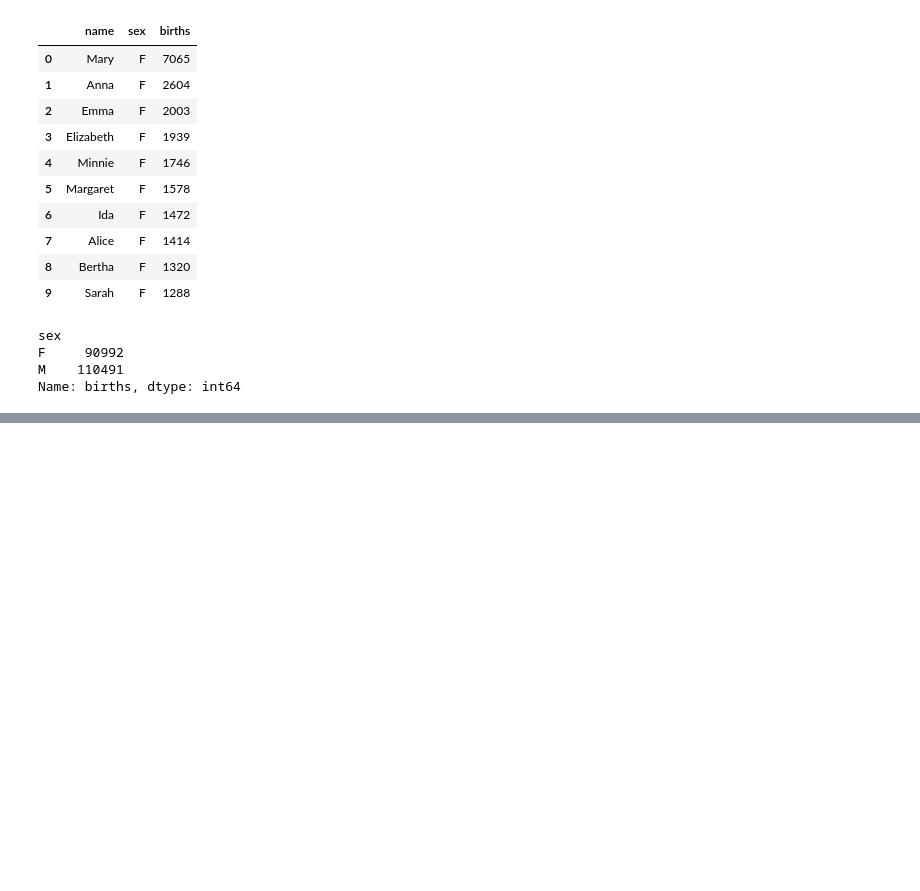
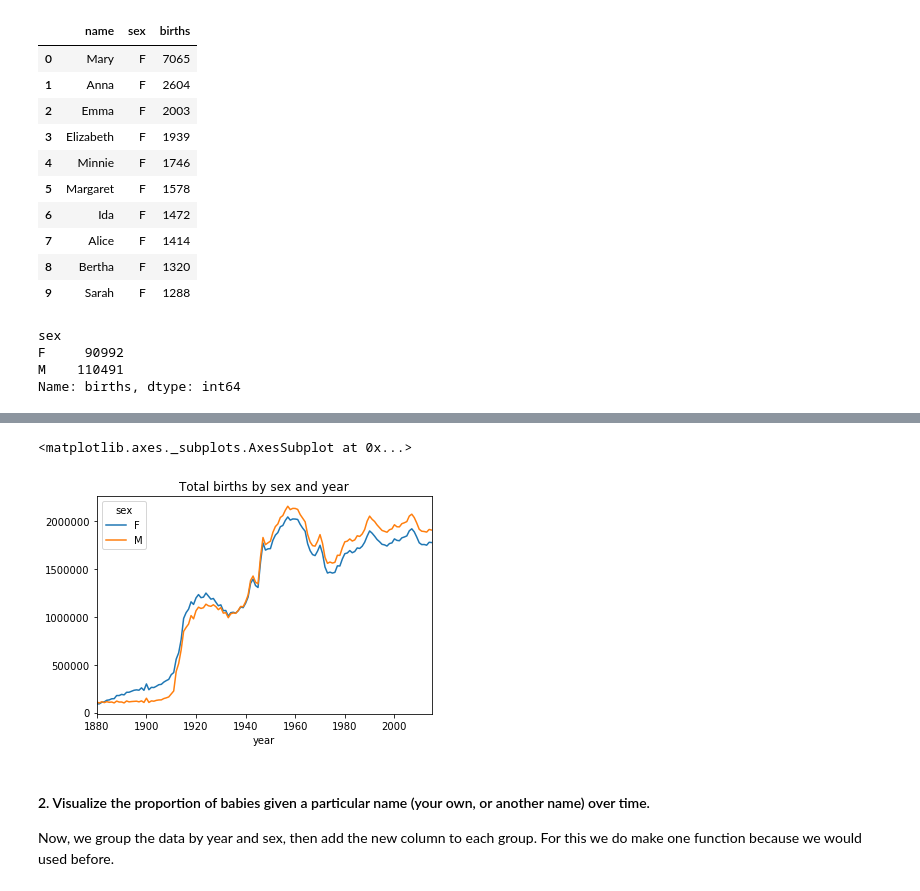
Before and after one commit to diogenesd/Python-for-data-analysis, a Jupyter notebook: Pyton-for-data-analysis.ipynb, the cells around one changed output, grey strips where cells are left out. Saved outputs shown, nothing was run; the diff lists cells and outputs as text; code cells hidden in the pictures; blank space fills up the shorter version.

```diff
--- a/Pyton-for-data-analysis.ipynb
+++ b/Pyton-for-data-analysis.ipynb
@@ -654,0 +734,4 @@ Name: births, dtype: int64
+# %%
+# Here we use pivot table for grouping data.
+total_births = names.pivot_table('births', index='year',columns='sex', aggfunc=sum)
+total_births.tail()
@@ -654,0 +746,9 @@ Name: births, dtype: int64
+# %%
+# plotting data for better view.
+total_births.plot(title='Total births by sex and year')
+# %% [output]
+<matplotlib.axes._subplots.AxesSubplot at 0x...>
+[figure, added]
+# %% [markdown]
+<h4>2. Visualize the proportion of babies given a particular name (your own, or another name) over time.</h4>
+<p>Now, we group the data by year and sex, then add the new column to each group. For this we do make one function because we would used before.</p>
```
Also changed, not shown: parts of 21 cells of this notebook.
